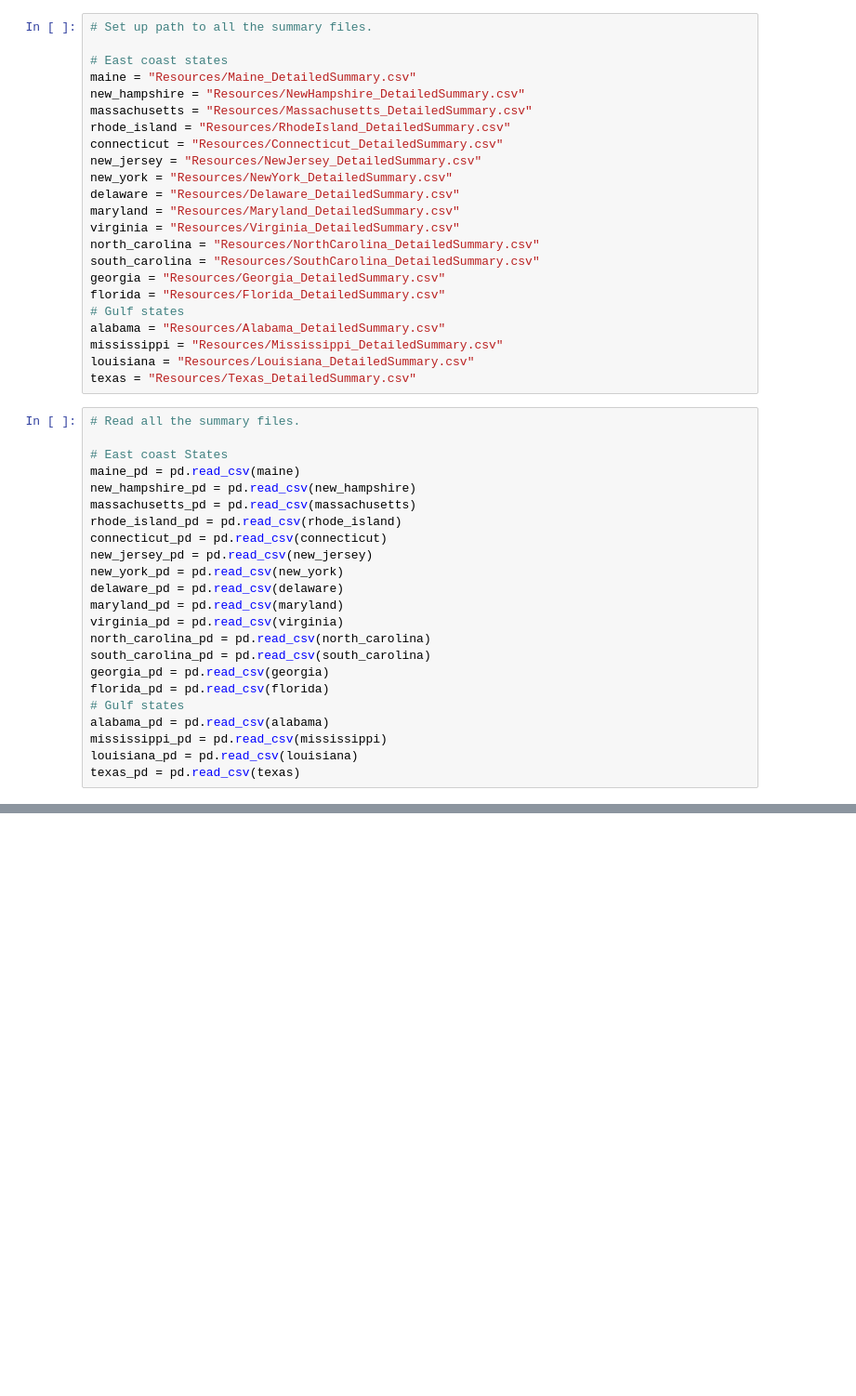
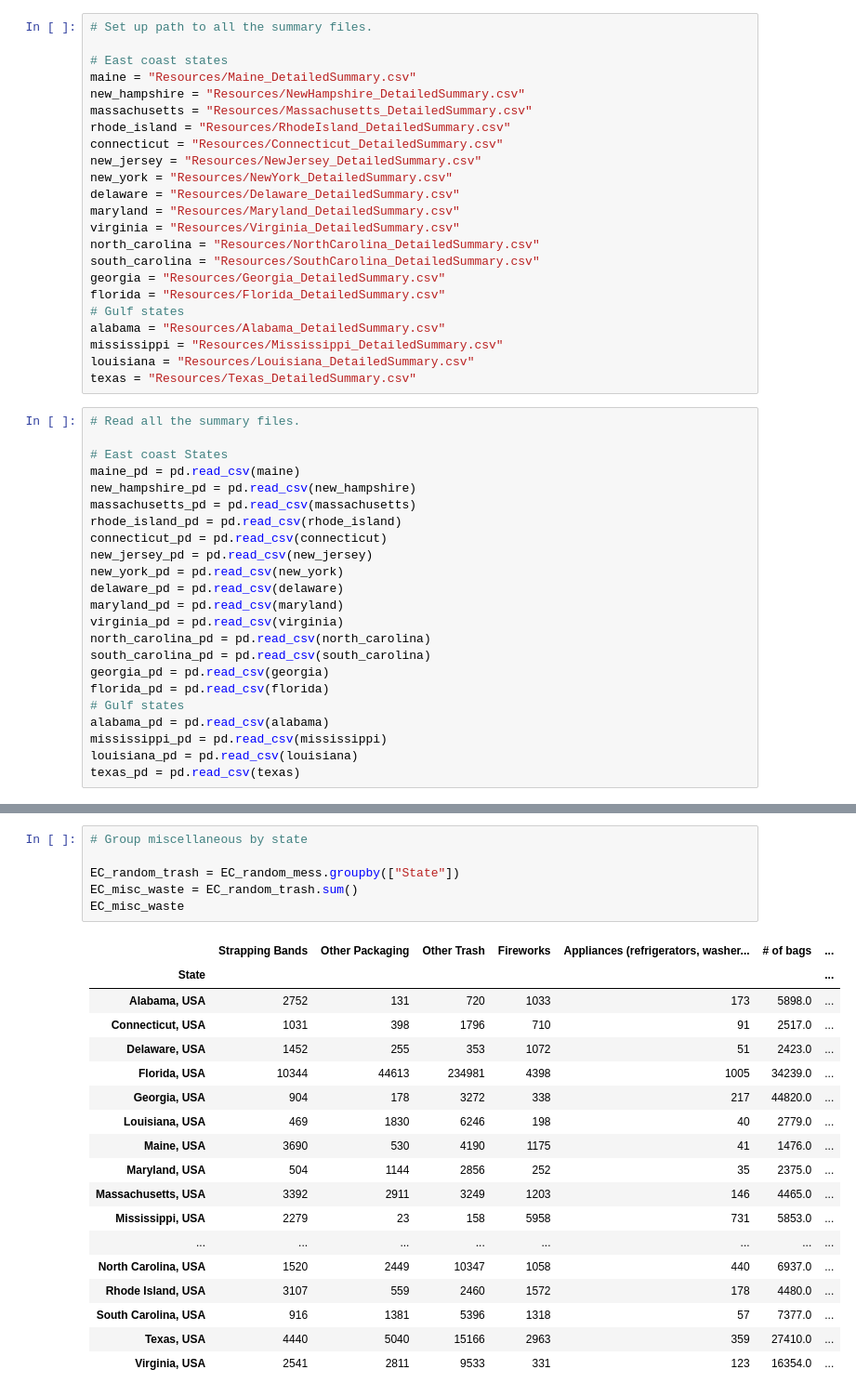
Before and after one commit to deirdrebclark/Project1, a Jupyter notebook: East_Coast_Summary.ipynb, the cells around one changed output, grey strips where cells are left out. Shown: that part at 93% size. Saved outputs shown, nothing was run; the diff lists cells and outputs as text; blank space fills up the shorter version.

```diff
--- a/East_Coast_Summary.ipynb
+++ b/East_Coast_Summary.ipynb
@@ -75,0 +364,25 @@ east_coast.drop('Cleanup ID', 'Zone', 'Country', '')
+# %%
+# Group miscellaneous by state
+
+EC_random_trash = EC_random_mess.groupby(["State"])
+EC_misc_waste = EC_random_trash.sum()
+EC_misc_waste
+# %% [output]
+|  | Strapping Bands | Other Packaging | Other Trash | Fireworks | Appliances (refrigerators, washer... | # of bags | ... |
+| State |  |  |  |  |  |  | ... |
+| Alabama, USA | 2752 | 131 | 720 | 1033 | 173 | 5898.0 | ... |
+| Connecticut, USA | 1031 | 398 | 1796 | 710 | 91 | 2517.0 | ... |
+| Delaware, USA | 1452 | 255 | 353 | 1072 | 51 | 2423.0 | ... |
+| Florida, USA | 10344 | 44613 | 234981 | 4398 | 1005 | 34239.0 | ... |
+| Georgia, USA | 904 | 178 | 3272 | 338 | 217 | 44820.0 | ... |
+| Louisiana, USA | 469 | 1830 | 6246 | 198 | 40 | 2779.0 | ... |
+| Maine, USA | 3690 | 530 | 4190 | 1175 | 41 | 1476.0 | ... |
+| Maryland, USA | 504 | 1144 | 2856 | 252 | 35 | 2375.0 | ... |
+| Massachusetts, USA | 3392 | 2911 | 3249 | 1203 | 146 | 4465.0 | ... |
+| Mississippi, USA | 2279 | 23 | 158 | 5958 | 731 | 5853.0 | ... |
+| ... | ... | ... | ... | ... | ... | ... | ... |
+| North Carolina, USA | 1520 | 2449 | 10347 | 1058 | 440 | 6937.0 | ... |
+| Rhode Island, USA | 3107 | 559 | 2460 | 1572 | 178 | 4480.0 | ... |
+| South Carolina, USA | 916 | 1381 | 5396 | 1318 | 57 | 7377.0 | ... |
+| Texas, USA | 4440 | 5040 | 15166 | 2963 | 359 | 27410.0 | ... |
+| Virginia, USA | 2541 | 2811 | 9533 | 331 | 123 | 16354.0 | ... |
```
Also changed, not shown: parts of 25 cells of this notebook.
